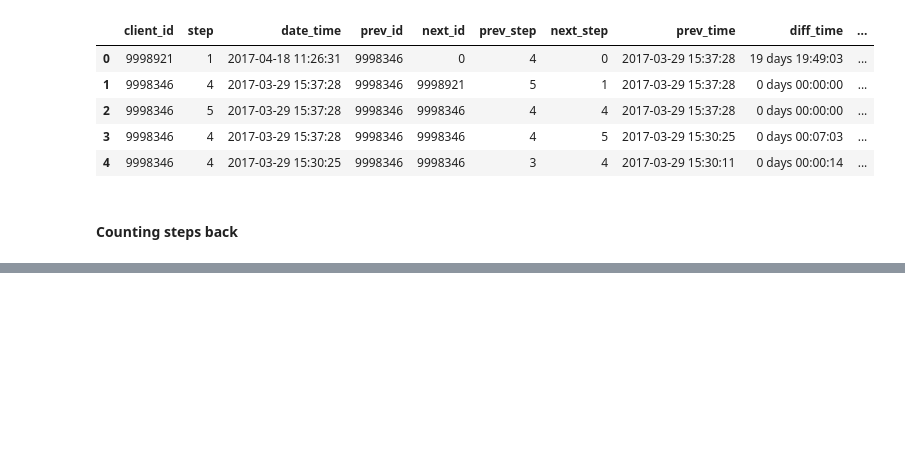
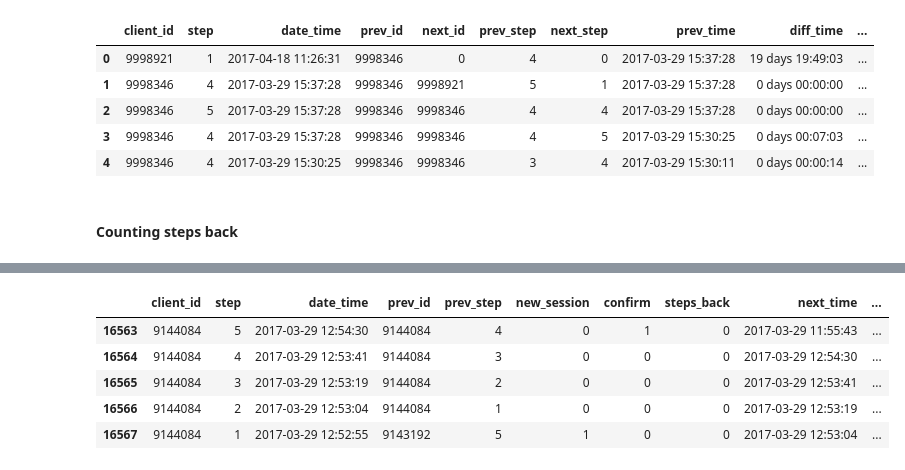
Before and after one commit to dimitsagk/AB_Testing_Analysis, a Jupyter notebook: notebooks/Project_2_02Cleaning+EDA.ipynb, the cells around one changed output, grey strips where cells are left out. Cells and saved outputs as stored; diff of their text form; code cells hidden in the pictures; blank space fills up the shorter version.

```diff
--- a/notebooks/Project_2_02Cleaning+EDA.ipynb
+++ b/notebooks/Project_2_02Cleaning+EDA.ipynb
@@ -790,0 +760,9 @@ df_roster['variation'].value_counts()
+# %%
+df_3[df_3.client_id == '9144084']
+# %% [output]
+|  | client_id | step | date_time | prev_id | prev_step | new_session | confirm | steps_back | next_time | ... |
+| 16563 | 9144084 | 5 | 2017-03-29 12:54:30 | 9144084 | 4 | 0 | 1 | 0 | 2017-03-29 11:55:43 | ... |
+| 16564 | 9144084 | 4 | 2017-03-29 12:53:41 | 9144084 | 3 | 0 | 0 | 0 | 2017-03-29 12:54:30 | ... |
+| 16565 | 9144084 | 3 | 2017-03-29 12:53:19 | 9144084 | 2 | 0 | 0 | 0 | 2017-03-29 12:53:41 | ... |
+| 16566 | 9144084 | 2 | 2017-03-29 12:53:04 | 9144084 | 1 | 0 | 0 | 0 | 2017-03-29 12:53:19 | ... |
+| 16567 | 9144084 | 1 | 2017-03-29 12:52:55 | 9143192 | 5 | 1 | 0 | 0 | 2017-03-29 12:53:04 | ... |
```
Also changed, not shown: parts of 48 cells of this notebook.
